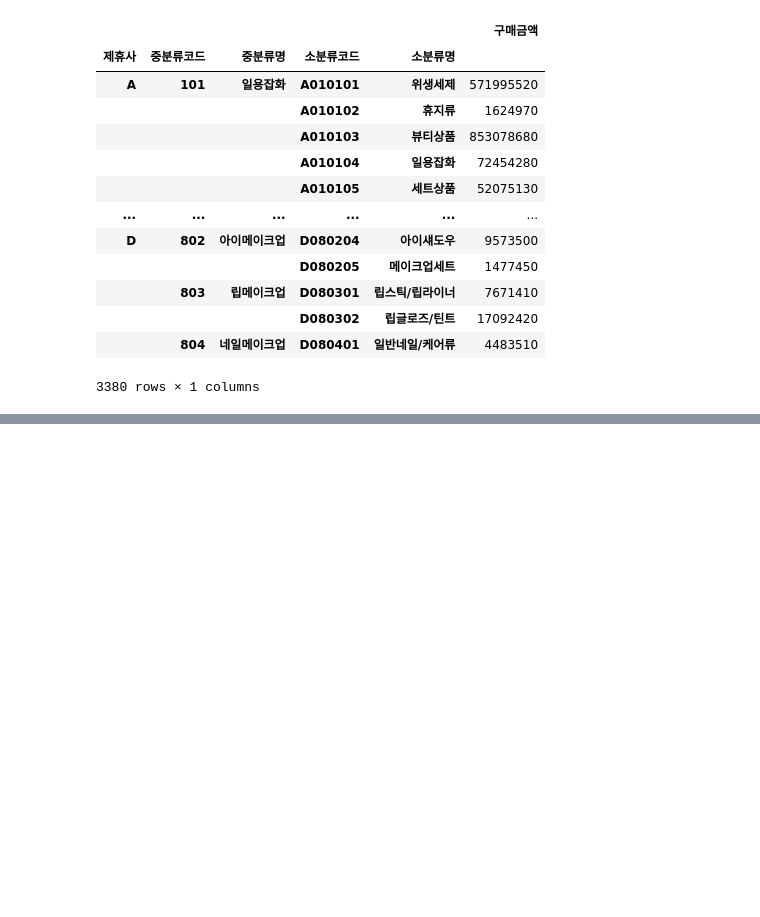
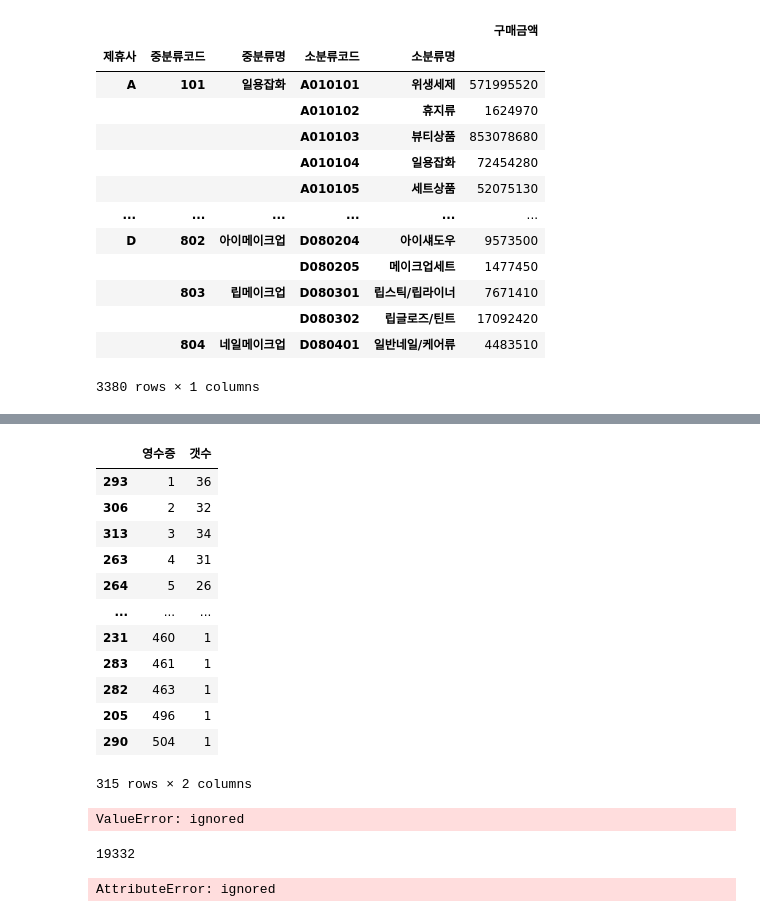
Before and after one commit to ttma333/python, a Jupyter notebook: 2차프로젝트.ipynb, the cells around one changed output, grey strips where cells are left out. Drawn from its saved outputs; the diff is of its cells as text; code cells hidden in the pictures; blank space fills up the shorter version.

```diff
--- a/2차프로젝트.ipynb
+++ b/2차프로젝트.ipynb
@@ -418,0 +423,31 @@ total_2015
+# %%
+d = {'영수증':a,'갯수':c}
+영수증=pd.DataFrame(d)
+영수증.sort_values('영수증')
+# %% [output]
+|  | 영수증 | 갯수 |
+| 293 | 1 | 36 |
+| 306 | 2 | 32 |
+| 313 | 3 | 34 |
+| 263 | 4 | 31 |
+| 264 | 5 | 26 |
+| ... | ... | ... |
+| 231 | 460 | 1 |
+| 283 | 461 | 1 |
+| 282 | 463 | 1 |
+| 205 | 496 | 1 |
+| 290 | 504 | 1 |
+315 rows × 2 columns
+# %%
+sns.barplot(영수증,'영수증','갯수')
+# %% [output]
+ValueError: ignored
+# %%
+total_2['영수증번호'].count()
+# %% [output]
+19332
+# %%
+import seaborn as sns
+sns.barplot(x = total_2['영수증번호'].unique(),y=)
+# %% [output]
+AttributeError: ignored
```
Also changed, not shown: parts of 21 cells of this notebook.
